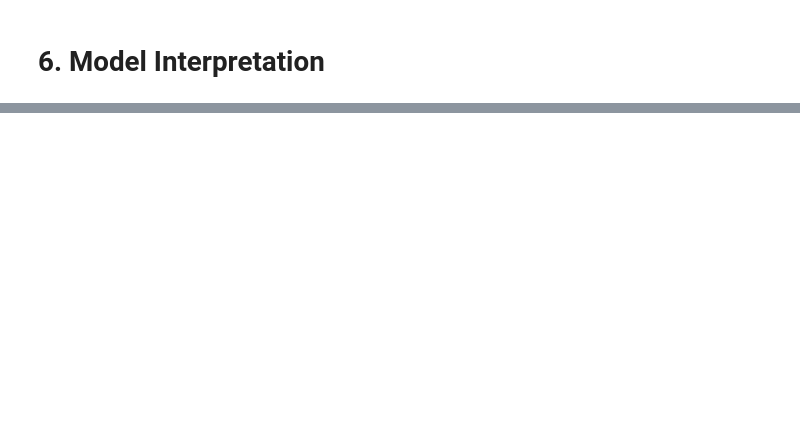
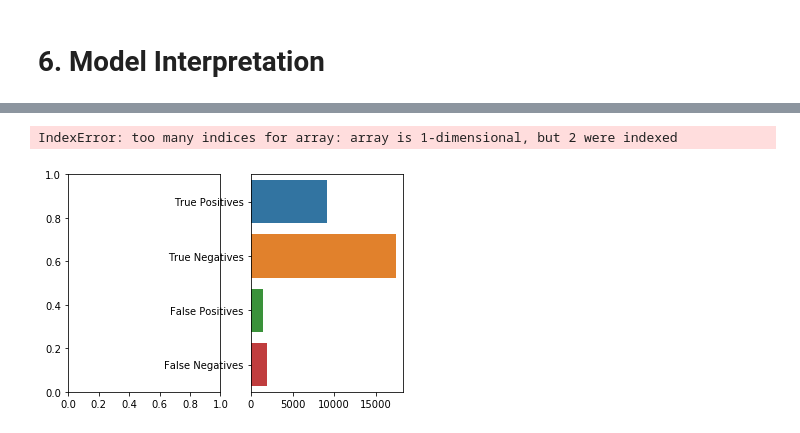
Before and after one commit to acoco10/Hotel-Cancellation-Model, a Jupyter notebook: Final Notebook.ipynb, the cells around one changed output, grey strips where cells are left out. Saved outputs shown, nothing was run; the diff lists cells and outputs as text; code cells hidden in the pictures; blank space fills up the shorter version.

```diff
--- a/Final Notebook.ipynb
+++ b/Final Notebook.ipynb
@@ -482,2 +464,2 @@ XGBClassifier(alpha=1, colsample_bytree=0.5, max_depth=10, n_estimators=1000,
 # %%
-xg_preds2 = xg_clf.predict(X_test)
+xg_preds2 = model.predict(X_test)
@@ -499,0 +474,3 @@ weighted avg       0.89      0.89      0.89     29848
+# %%
+xgconfusion =  metrics.confusion_matrix(y_test, xg_preds2)
+xgconfusion
@@ -500,2 +491,8 @@ weighted avg       0.89      0.89      0.89     29848
+# %%
+confusion1 = [xgconfusion[1][1], xgconfusion[0][0], xgconfusion[0][1], xgconfusion[1][0]]
+
+confusion2 = [rfcconfusion[1][1], rfcconfusion[0][0], rfcconfusion[0][1], rfcconfusion[1][0]]
+
+labels = ['True Positives', 'True Negatives', 'False Positives', 'False Negatives']
 # %% [markdown]
 # 6. Model Interpretation
@@ -501,0 +502,6 @@ weighted avg       0.89      0.89      0.89     29848
+# %%
+fig, ax = plt.subplots(nrows = 1, ncols = 2)
+ax[0,0] = sns.barplot(confusion1, labels)
+# %% [output]
+IndexError: too many indices for array: array is 1-dimensional, but 2 were indexed
+[figure, added]
```
Also changed, not shown: parts of 40 cells of this notebook, 12 other files.
